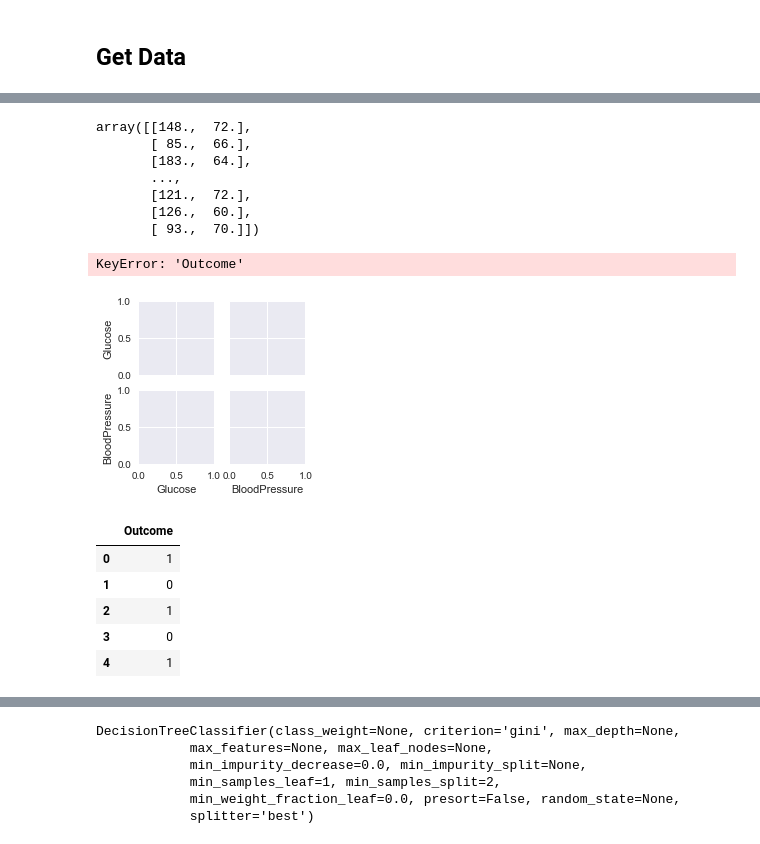
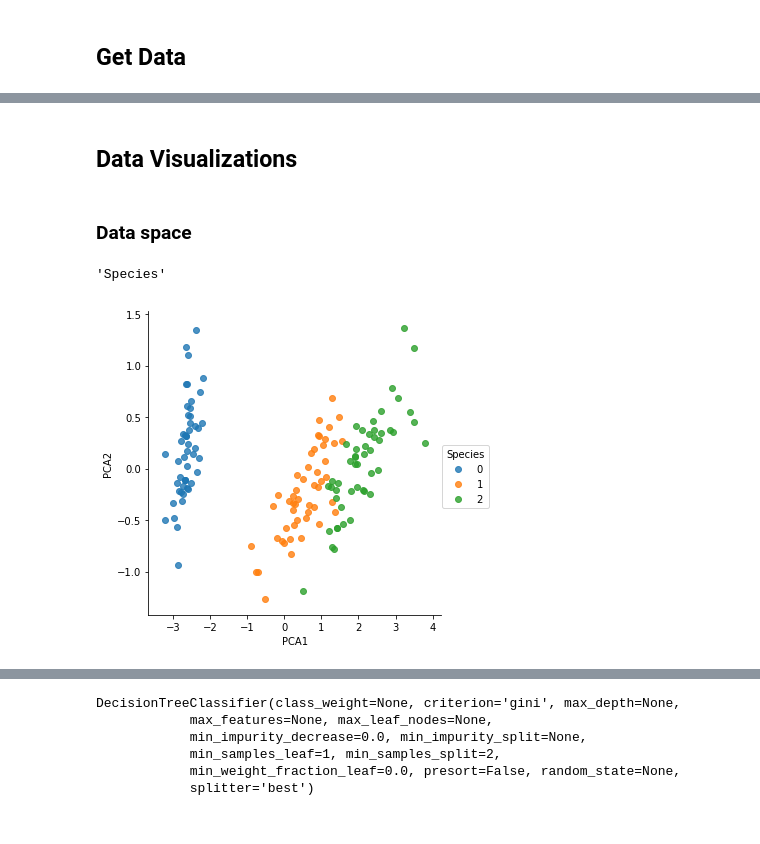
Before and after one commit to DJimmie/Machine-Learning-Classification-scikit-learn, a Jupyter notebook: Decision Trees/decision_tree_algo.ipynb, the cells around one changed output, grey strips where cells are left out. Saved outputs shown, nothing was run; the diff lists cells and outputs as text; code cells hidden in the pictures.

```diff
--- a/Decision Trees/decision_tree_algo.ipynb
+++ b/Decision Trees/decision_tree_algo.ipynb
@@ -209,31 +352,0 @@ Do you need to replace any zeros in the dataset?y
-# %%
-# target_header=['model_target']
-# input_headers=['Length','Width']
-
-# target_header=['Survived']
-# input_headers=['Parch','Fare']
-
-# target_header=['play_type']
-# input_headers=['score_differential','yardline_100']
-# input_headers=['score_differential','game_seconds_remaining','yardline_100','qtr']
-
-# target_header=['Species']
-# input_headers=['SepalLengthCm','SepalWidthCm','PetalLengthCm','PetalWidthCm']
-
-target_header=['Outcome']
-input_headers=['Glucose','BloodPressure']
-# input_headers=['Pregnancies','Glucose','BloodPressure','SkinThickness','Insulin','BMI','DiabetesPedigreeFunction','Age']
-
-target_label=label_encoding(dataset,target_header)
-
-classes=target_label
-test_label=label_encoding(dataset,input_headers)
-#     print(test_label)
-
-
-X,y=split_the_dataset(dataset,input_headers,target_header)
-#     print(y.values)
-if (X.values.shape[1]==2):
-    plot_of_data_space(dataset,X.values,y.values,input_headers)
-
-print(X.head())
@@ -257,26 +353,14 @@ print(X.head())
-# %%
-X.values
-# %% [output]
-array([[148.,  72.],
-       [ 85.,  66.],
-       [183.,  64.],
-       ...,
-       [121.,  72.],
-       [126.,  60.],
-       [ 93.,  70.]])
-# %%
-    sns.set()
-    sns.pairplot(X,hue='Outcome', size=1.5)
-    plt.show()
-# %% [output]
-KeyError: 'Outcome'
-[figure, removed]
-# %%
-y.head()
-# %% [output]
-|  | Outcome |
-| 0 | 1 |
-| 1 | 0 |
-| 2 | 1 |
-| 3 | 0 |
-| 4 | 1 |
+# %% [markdown]
+## Data Visualizations
+# %% [markdown]
+### Data space
+# %%
+if (X.values.shape[1]==2):
+    plot_of_data_space(dataset,X.values,y.values,input_headers)
+else:
+    pca(dataset,input_headers,target_header)
+
+target_header[0]
+# %% [output]
+'Species'
+[figure, added]
```
Also changed, not shown: parts of 61 cells of this notebook, 2 other files.
